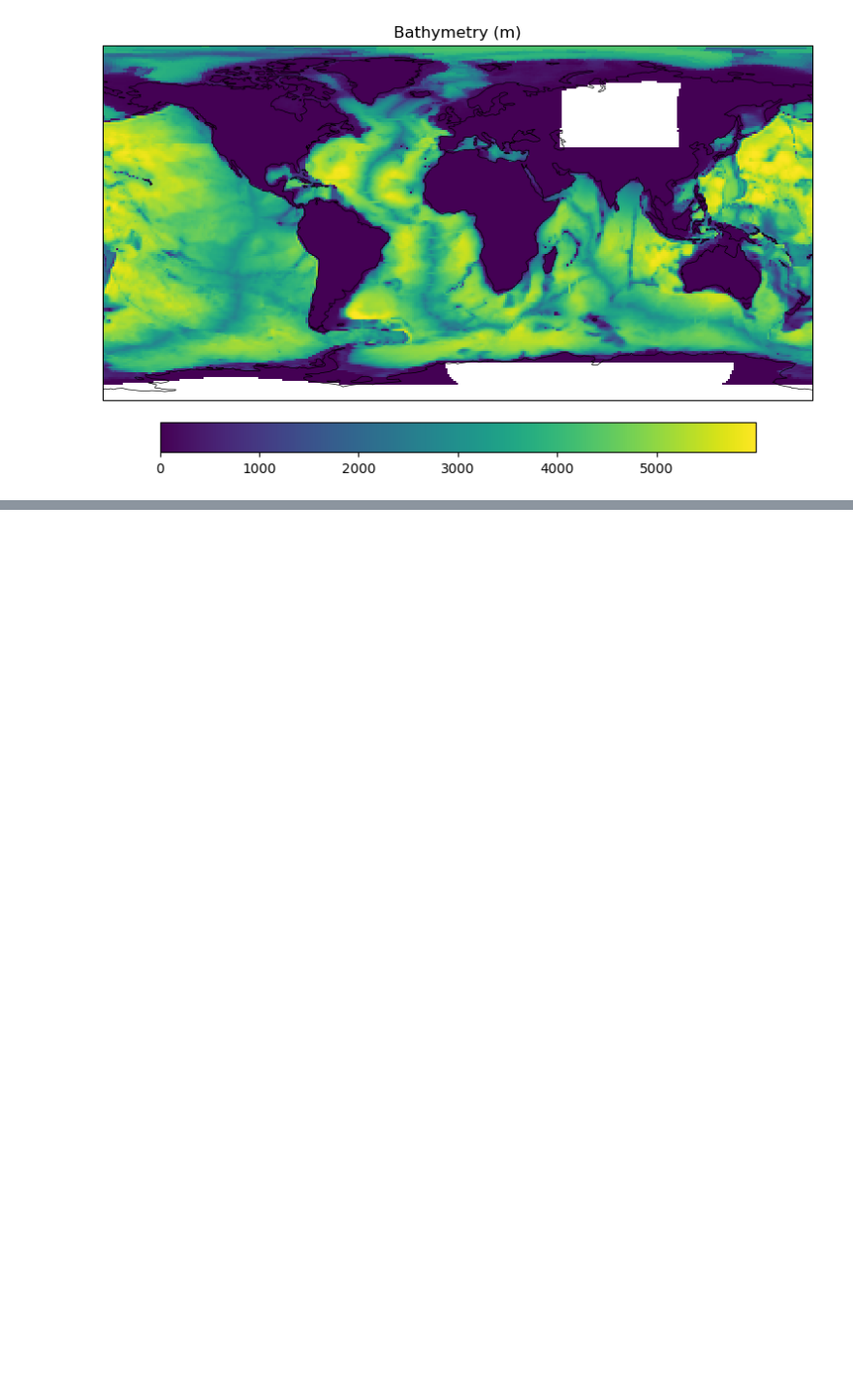
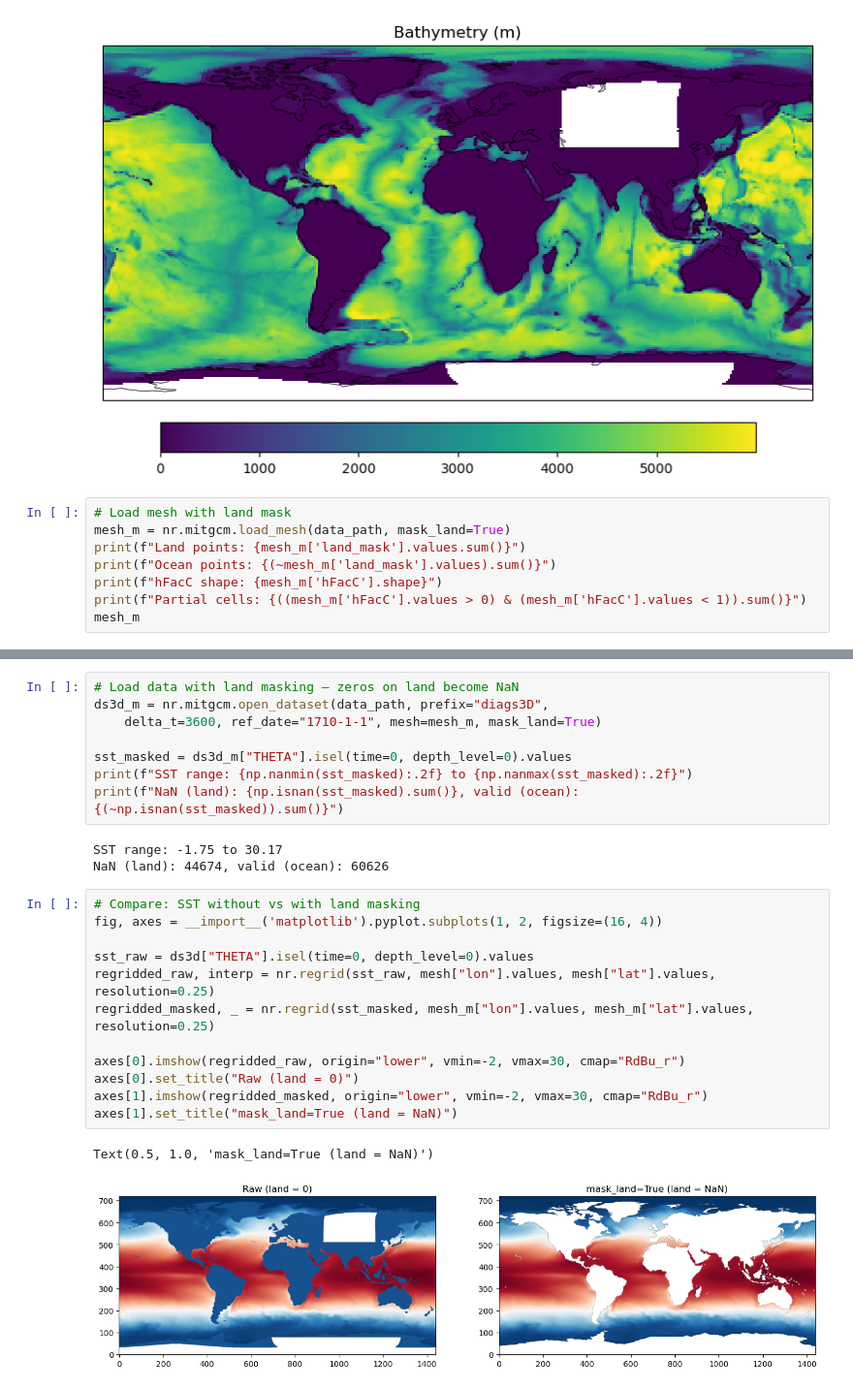
Before and after one commit to koldunovn/nereus, a Jupyter notebook: examples/mitgcm_example.ipynb, the cells around one changed output, grey strips where cells are left out. Shown at 97% size. Saved outputs shown, nothing was run; the diff lists cells and outputs as text; blank space fills up the shorter version.

```diff
--- a/examples/mitgcm_example.ipynb
+++ b/examples/mitgcm_example.ipynb
@@ -206,3 +209,11 @@ ax.set_title("Bathymetry (m)")
 # %% [output]
 Text(0.5, 1.0, 'Bathymetry (m)')
 [figure]
+# %%
+# Load mesh with land mask
+mesh_m = nr.mitgcm.load_mesh(data_path, mask_land=True)
+print(f"Land points: {mesh_m['land_mask'].values.sum()}")
+print(f"Ocean points: {(~mesh_m['land_mask'].values).sum()}")
+print(f"hFacC shape: {mesh_m['hFacC'].shape}")
+print(f"Partial cells: {((mesh_m['hFacC'].values > 0) & (mesh_m['hFacC'].values < 1)).sum()}")
+mesh_m
@@ -208,0 +245,26 @@ Text(0.5, 1.0, 'Bathymetry (m)')
+# %%
+# Load data with land masking — zeros on land become NaN
+ds3d_m = nr.mitgcm.open_dataset(data_path, prefix="diags3D",
+    delta_t=3600, ref_date="1710-1-1", mesh=mesh_m, mask_land=True)
+
+sst_masked = ds3d_m["THETA"].isel(time=0, depth_level=0).values
+print(f"SST range: {np.nanmin(sst_masked):.2f} to {np.nanmax(sst_masked):.2f}")
+print(f"NaN (land): {np.isnan(sst_masked).sum()}, valid (ocean): {(~np.isnan(sst_masked)).sum()}")
+# %% [output]
+SST range: -1.75 to 30.17
+NaN (land): 44674, valid (ocean): 60626
+# %%
+# Compare: SST without vs with land masking
+fig, axes = __import__('matplotlib').pyplot.subplots(1, 2, figsize=(16, 4))
+
+sst_raw = ds3d["THETA"].isel(time=0, depth_level=0).values
+regridded_raw, interp = nr.regrid(sst_raw, mesh["lon"].values, mesh["lat"].values, resolution=0.25)
+regridded_masked, _ = nr.regrid(sst_masked, mesh_m["lon"].values, mesh_m["lat"].values, resolution=0.25)
+
+axes[0].imshow(regridded_raw, origin="lower", vmin=-2, vmax=30, cmap="RdBu_r")
+axes[0].set_title("Raw (land = 0)")
+axes[1].imshow(regridded_masked, origin="lower", vmin=-2, vmax=30, cmap="RdBu_r")
+axes[1].set_title("mask_land=True (land = NaN)")
+# %% [output]
+Text(0.5, 1.0, 'mask_land=True (land = NaN)')
+[figure, added]
```
Also changed, not shown: parts of 4 cells of this notebook, 5 other files.
